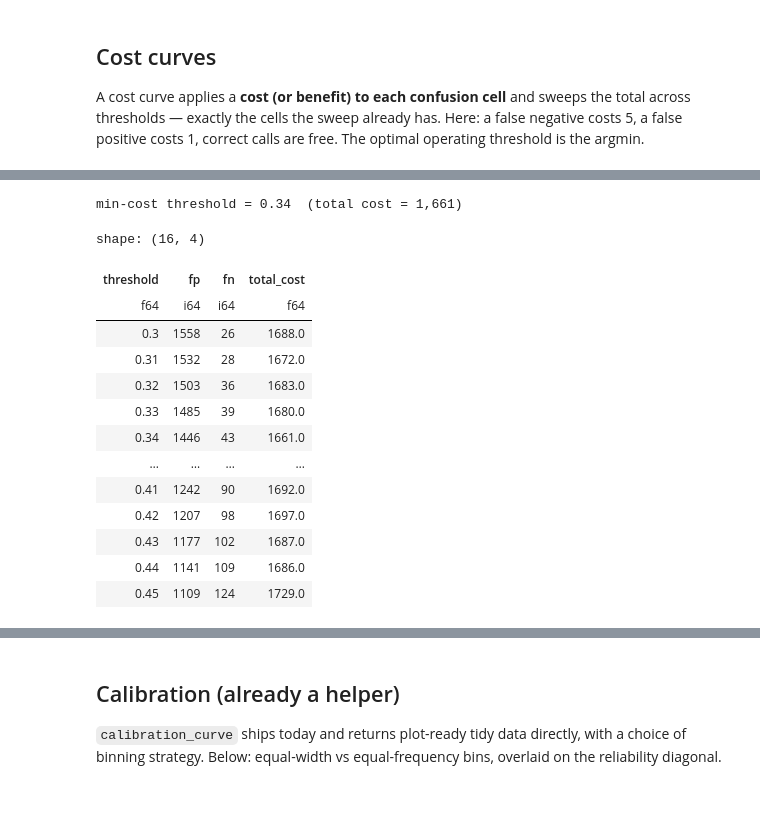
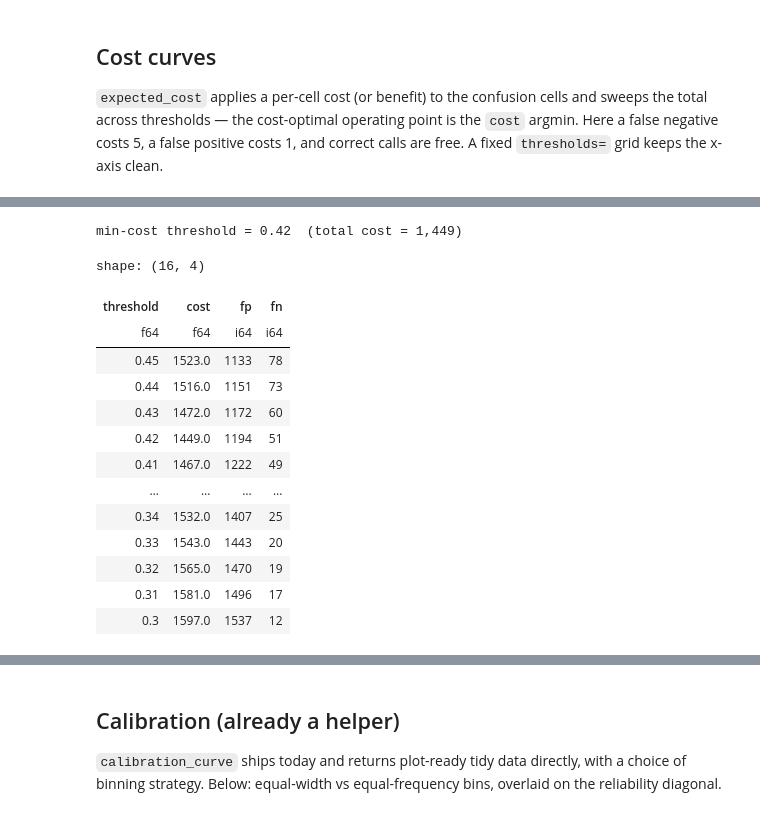
Before and after one commit to jerheff/polarbearings, a Jupyter notebook: notebooks/diagnostics.ipynb, the cells around one changed output, grey strips where cells are left out. Cells and saved outputs as stored; diff of their text form; code cells hidden in the pictures.

```diff
--- a/notebooks/diagnostics.ipynb
+++ b/notebooks/diagnostics.ipynb
@@ -24,8 +35,22 @@ pio.renderers.default = "notebook_connected"  # CDN plotly.js -> lighter file
 
 rng = np.random.default_rng(0)
 n = 4_000
-y = rng.integers(0, 2, n)
-score = 1 / (1 + np.exp(-rng.normal(y * 1.3, 1.0)))  # sigmoid logits, in [0, 1]
-df = pl.DataFrame({"y": y, "score": score})
+cohort = rng.choice(["A", "B", "C"], n)
+
+# Per cohort: (base rate, positive-score loc, negative-score loc). A is clean and
+# well separated; B is moderate. C is the "risky" cohort — its scores sit HIGH but
+# its signal is reversed (positives score *lower* than negatives), so the model has
+# C roughly backwards and its mass lives in the high-score region. C is a minority
+# of rows but business-critical, so we upweight it 4x — which (further down) bends
+# the pooled ROC into a non-concave hook.
+spec = {"A": (0.50, 2.0, -1.2), "B": (0.45, 1.0, -0.6), "C": (0.38, 1.0, 1.8)}
+p = np.array([spec[c][0] for c in cohort])
+pos_loc = np.array([spec[c][1] for c in cohort])
+neg_loc = np.array([spec[c][2] for c in cohort])
+y = (rng.random(n) < p).astype(int)
+loc = np.where(y == 1, pos_loc, neg_loc)
+score = 1 / (1 + np.exp(-rng.normal(loc, 0.8)))  # sigmoid logits, in [0, 1]
+weight = np.where(cohort == "C", 4.0, 1.0)
+df = pl.DataFrame({"cohort": cohort, "y": y, "score": score, "weight": weight})
 df.head()
 # %% [output]
@@ -136,22 +377,21 @@ is already one `threshold_sweep` pass away.
 # %% [markdown]
 ## Cost curves
 
-A cost curve applies a **cost (or benefit) to each confusion cell** and sweeps the
-total across thresholds — exactly the cells the sweep already has. Here: a false
-negative costs 5, a false positive costs 1, correct calls are free. The optimal
-operating threshold is the argmin.
+`expected_cost` applies a per-cell cost (or benefit) to the confusion cells and
+sweeps the total across thresholds — the cost-optimal operating point is the
+`cost` argmin. Here a false negative costs 5, a false positive costs 1, and correct
+calls are free. A fixed `thresholds=` grid keeps the x-axis clean.
 # %%
-costs = {"tp": 0.0, "fp": 1.0, "fn": 5.0, "tn": 0.0}
-cost = sweep.with_columns(
-    total_cost=(
-        costs["tp"] * pl.col("tp") + costs["fp"] * pl.col("fp")
-        + costs["fn"] * pl.col("fn") + costs["tn"] * pl.col("tn")
-    )
-)
-best = cost.sort("total_cost").row(0, named=True)
+from polarbearings import expected_cost
+
+costs = {"fp": 1.0, "fn": 5.0}
+cost = expected_cost(
+    df, "y", "score", costs, thresholds=list(np.linspace(0, 1, 101))
+).collect()
+best = cost.sort("cost").row(0, named=True)
 
 fig = go.Figure()
-fig.add_trace(go.Scatter(x=cost["threshold"].to_list(), y=cost["total_cost"].to_list(),
+fig.add_trace(go.Scatter(x=cost["threshold"].to_list(), y=cost["cost"].to_list(),
                          mode="lines", name="total cost"))
 fig.add_vline(x=best["threshold"], line_dash="dash", line_color="crimson",
               annotation_text=f"min @ {best['threshold']:.2f}")
@@ -161,26 +401,26 @@ fig
 # %% [output]
 [interactive output not drawn]
 # %%
-# The whole cost curve is one expression over the swept cells — trivially
-# extended to expected $ per decision, utility, net benefit, etc.
-print(f"min-cost threshold = {best['threshold']:.2f}  (total cost = {best['total_cost']:,.0f})")
-cost.select("threshold", "fp", "fn", "total_cost").filter(
+# The fp/fn behind the cost come from the same grid of cells.
+cells = confusion_curve(df, "y", "score", thresholds=list(np.linspace(0, 1, 101))).collect()
+print(f"min-cost threshold = {best['threshold']:.2f}  (total cost = {best['cost']:,.0f})")
+cost.join(cells.select("threshold", "fp", "fn"), on="threshold").filter(
     pl.col("threshold").is_between(0.30, 0.45)
 )
 # %% [output]
-min-cost threshold = 0.34  (total cost = 1,661)
+min-cost threshold = 0.42  (total cost = 1,449)
 shape: (16, 4)
-| threshold | fp | fn | total_cost |
-| f64 | i64 | i64 | f64 |
-| 0.3 | 1558 | 26 | 1688.0 |
-| 0.31 | 1532 | 28 | 1672.0 |
-| 0.32 | 1503 | 36 | 1683.0 |
-| 0.33 | 1485 | 39 | 1680.0 |
-| 0.34 | 1446 | 43 | 1661.0 |
+| threshold | cost | fp | fn |
+| f64 | f64 | i64 | i64 |
+| 0.45 | 1523.0 | 1133 | 78 |
+| 0.44 | 1516.0 | 1151 | 73 |
+| 0.43 | 1472.0 | 1172 | 60 |
+| 0.42 | 1449.0 | 1194 | 51 |
+| 0.41 | 1467.0 | 1222 | 49 |
 | … | … | … | … |
-| 0.41 | 1242 | 90 | 1692.0 |
-| 0.42 | 1207 | 98 | 1697.0 |
-| 0.43 | 1177 | 102 | 1687.0 |
-| 0.44 | 1141 | 109 | 1686.0 |
-| 0.45 | 1109 | 124 | 1729.0 |
+| 0.34 | 1532.0 | 1407 | 25 |
+| 0.33 | 1543.0 | 1443 | 20 |
+| 0.32 | 1565.0 | 1470 | 19 |
+| 0.31 | 1581.0 | 1496 | 17 |
+| 0.3 | 1597.0 | 1537 | 12 |
 # %% [markdown]
```
Also changed, not shown: parts of 36 cells of this notebook, 2 other files.
